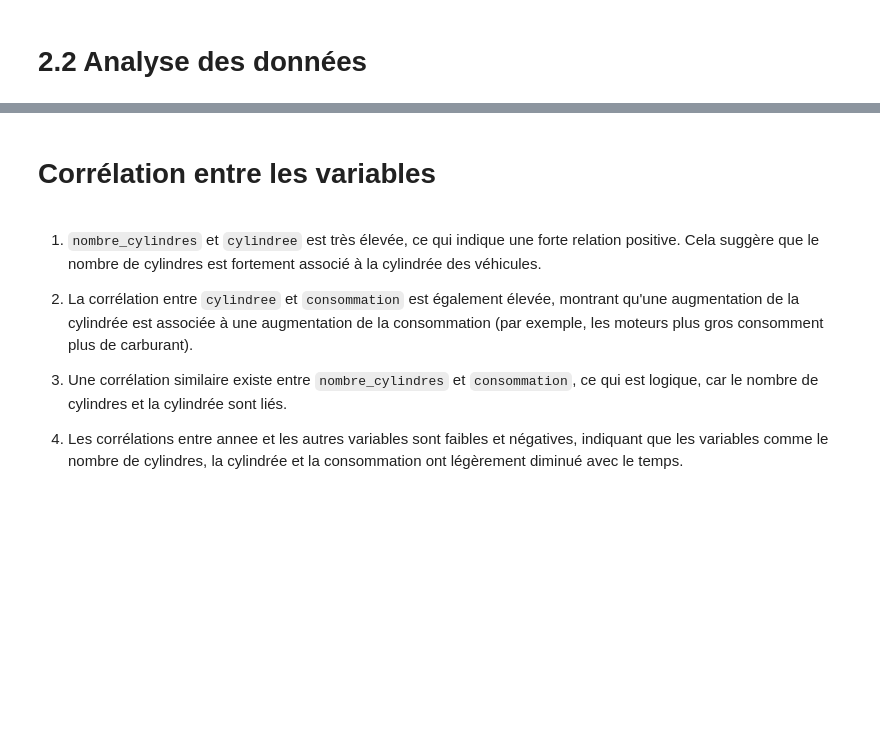
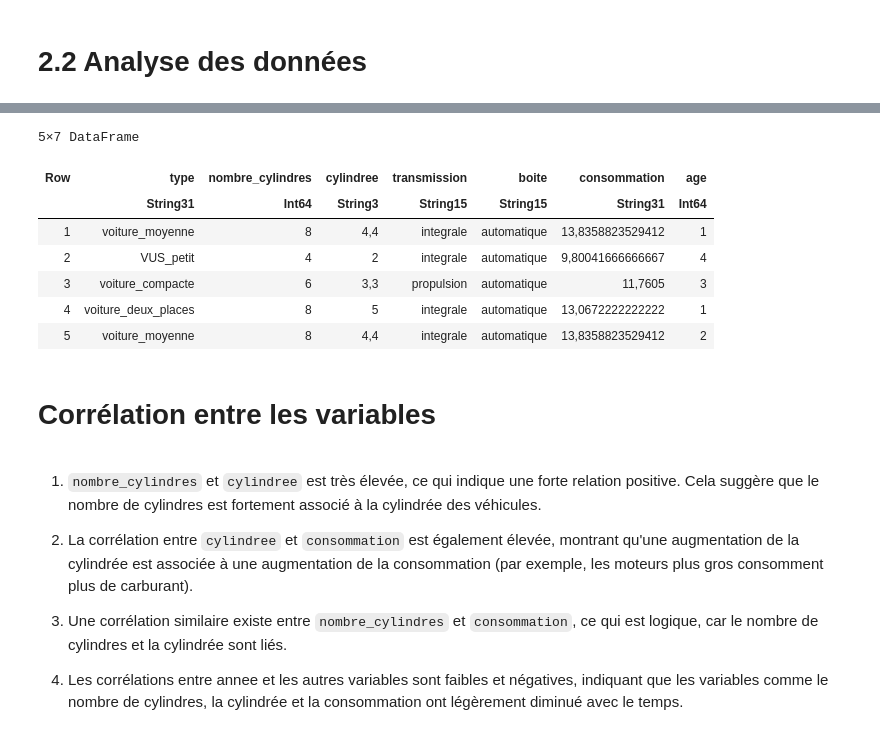
Before and after one commit to Colavita/Prediction-consommation-carburant, a Jupyter notebook: notebooks/projet_equipe_R.ipynb, the cells around one changed output, grey strips where cells are left out. Cells and saved outputs as stored; diff of their text form; code cells hidden in the pictures; blank space fills up the shorter version.

```diff
--- a/notebooks/projet_equipe_R.ipynb
+++ b/notebooks/projet_equipe_R.ipynb
@@ -97,3 +152,17 @@ data = dropmissing(data)
+# %%
+data.age = 2024 .- data.annee
+
+select!(data, Not(:annee))
+first(data, 5)
+# %% [output]
+5×7 DataFrame
+| Row | type | nombre_cylindres | cylindree | transmission | boite | consommation | age |
+|  | String31 | Int64 | String3 | String15 | String15 | String31 | Int64 |
+| 1 | voiture_moyenne | 8 | 4,4 | integrale | automatique | 13,8358823529412 | 1 |
+| 2 | VUS_petit | 4 | 2 | integrale | automatique | 9,80041666666667 | 4 |
+| 3 | voiture_compacte | 6 | 3,3 | propulsion | automatique | 11,7605 | 3 |
+| 4 | voiture_deux_places | 8 | 5 | integrale | automatique | 13,0672222222222 | 1 |
+| 5 | voiture_moyenne | 8 | 4,4 | integrale | automatique | 13,8358823529412 | 2 |
 # %%
 # Résumé des données
 println(describe(data))
```
Also changed, not shown: parts of 13 cells of this notebook.
